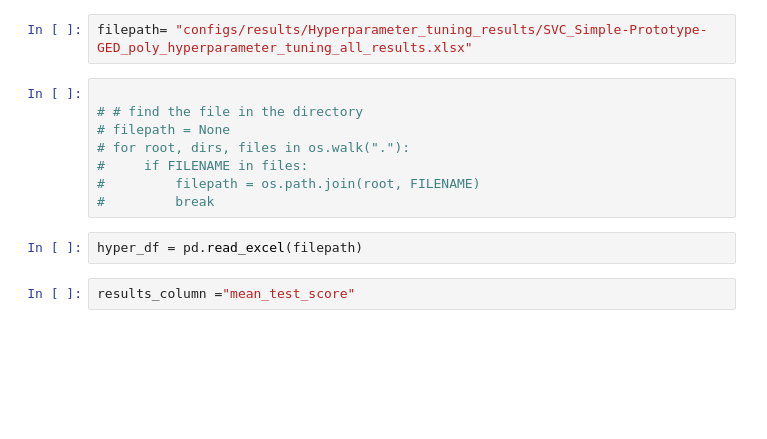
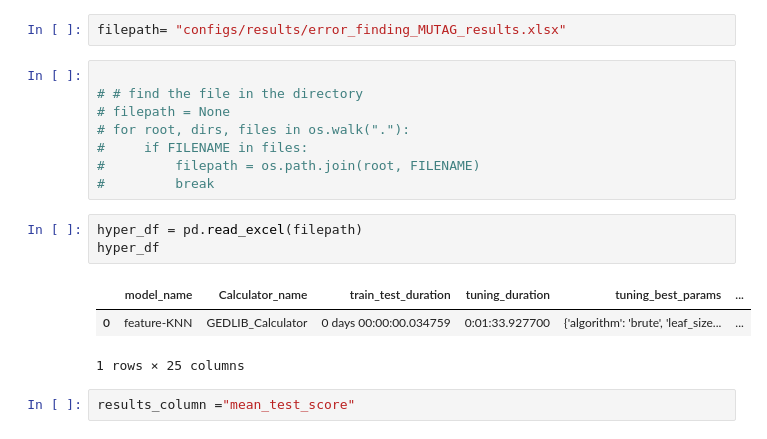
Before and after one commit to SimonESchumacher/Exploration-of-the-Potential-of-GED-based-Classifiers, a Jupyter notebook: Hyperparmeter_plot.ipynb, the cells around one changed output. Drawn from its saved outputs; the diff is of its cells as text; blank space fills up the shorter version.

```diff
--- a/Hyperparmeter_plot.ipynb
+++ b/Hyperparmeter_plot.ipynb
@@ -11,7 +11,7 @@ import json
 import sys
 FILENAME = "f_KNN_MUTAG_TEST_2024-06-26_15-52-52_results.csv"
 # %%
-filepath= "configs/results/Hyperparameter_tuning_results/SVC_Simple-Prototype-GED_poly_hyperparameter_tuning_all_results.xlsx"
+filepath= "configs/results/error_finding_MUTAG_results.xlsx"
 # %%
 
 # # find the file in the directory
@@ -22,6 +22,11 @@ filepath= "configs/results/Hyperparameter_tuning_results/SVC_Simple-Prototype-GE
 #         break
 # %%
 hyper_df = pd.read_excel(filepath)
+hyper_df
+# %% [output]
+|  | model_name | Calculator_name | train_test_duration | tuning_duration | tuning_best_params | ... |
+| 0 | feature-KNN | GEDLIB_Calculator | 0 days 00:00:00.034759 | 0:01:33.927700 | {'algorithm': 'brute', 'leaf_size... | ... |
+1 rows × 25 columns
 # %%
 results_column ="mean_test_score"
 # %%
```
Also changed, not shown: 32 other files.
